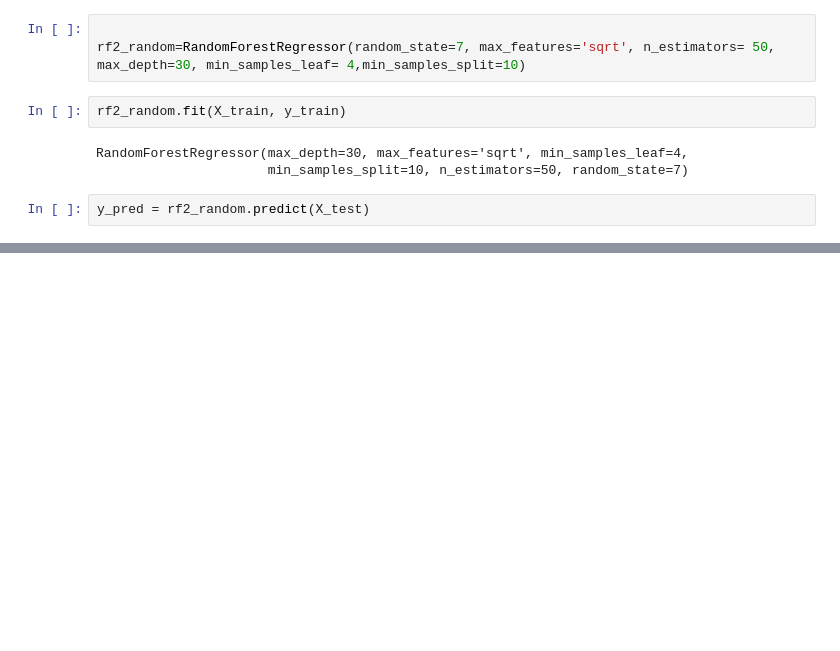
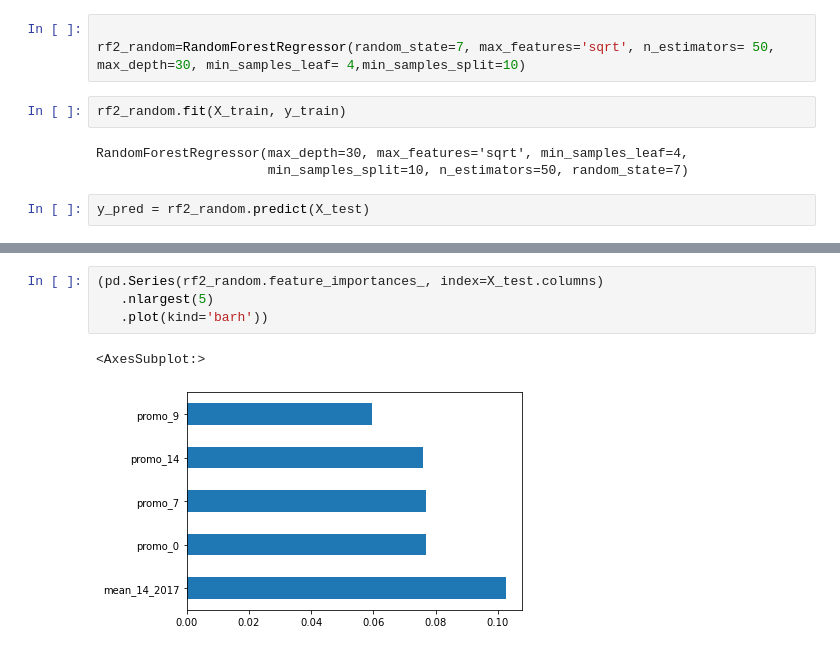
Before and after one commit to palpen/sm-202011, a Jupyter notebook: project_2/Forecasting Sales.ipynb, the cells around one changed output, grey strips where cells are left out. Saved outputs shown, nothing was run; the diff lists cells and outputs as text; blank space fills up the shorter version.

```diff
--- a/project_2/Forecasting Sales.ipynb
+++ b/project_2/Forecasting Sales.ipynb
@@ -473,0 +476,7 @@ nwrmsle = 0.6083523441179814
+# %%
+(pd.Series(rf2_random.feature_importances_, index=X_test.columns)
+   .nlargest(5)
+   .plot(kind='barh'))
+# %% [output]
+<AxesSubplot:>
+[figure, added]
```
Also changed, not shown: parts of 37 cells of this notebook, 1 other file.
